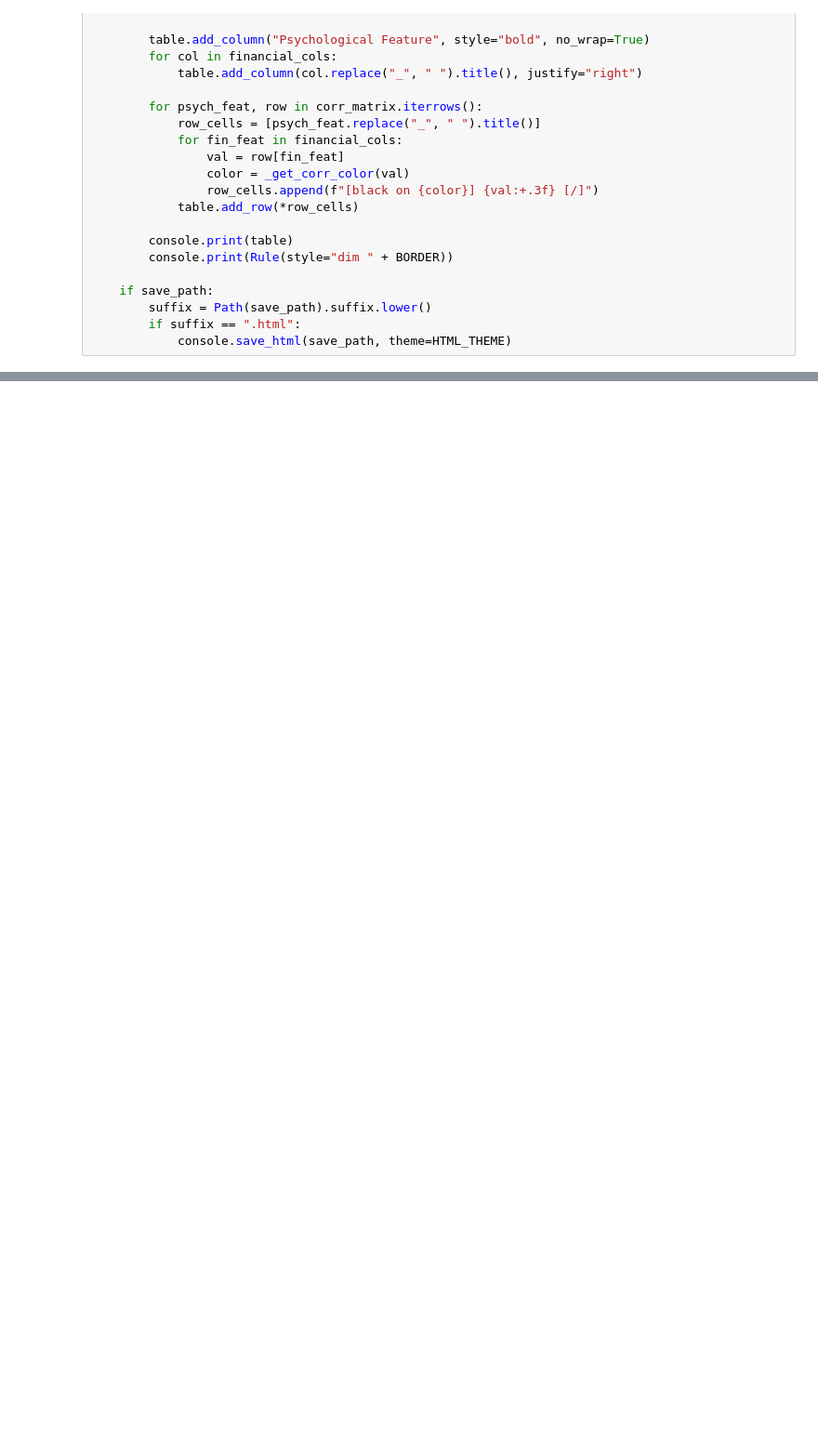
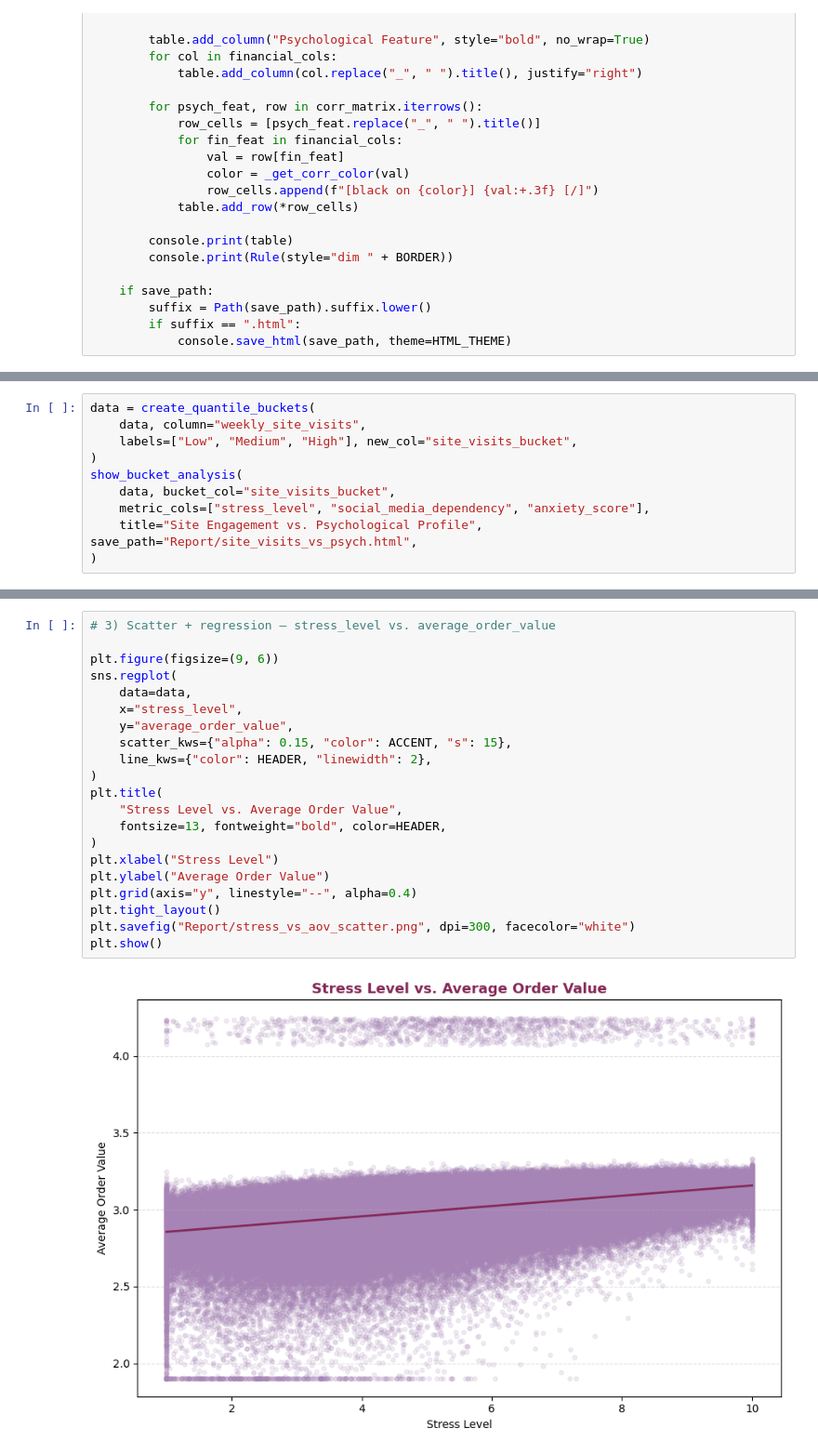
Before and after one commit to Sara-xv/Customer-Psychology-Sales, a Jupyter notebook: i.ipynb, the cells around one changed output, grey strips where cells are left out. Shown at 93% size. Drawn from its saved outputs; the diff is of its cells as text; blank space fills up the shorter version.

```diff
--- a/i.ipynb
+++ b/i.ipynb
@@ -973,0 +1359,10 @@ analyze_segmented_correlation(
+# %%
+data = create_quantile_buckets(
+    data, column="weekly_site_visits",
+    labels=["Low", "Medium", "High"], new_col="site_visits_bucket",
+)
+show_bucket_analysis(
+    data, bucket_col="site_visits_bucket",
+    metric_cols=["stress_level", "social_media_dependency", "anxiety_score"],
+    title="Site Engagement vs. Psychological Profile", save_path="Report/site_visits_vs_psych.html",
+)
@@ -973,0 +1493,23 @@ analyze_segmented_correlation(
+# %%
+# 3) Scatter + regression — stress_level vs. average_order_value
+
+plt.figure(figsize=(9, 6))
+sns.regplot(
+    data=data,
+    x="stress_level",
+    y="average_order_value",
+    scatter_kws={"alpha": 0.15, "color": ACCENT, "s": 15},
+    line_kws={"color": HEADER, "linewidth": 2},
+)
+plt.title(
+    "Stress Level vs. Average Order Value",
+    fontsize=13, fontweight="bold", color=HEADER,
+)
+plt.xlabel("Stress Level")
+plt.ylabel("Average Order Value")
+plt.grid(axis="y", linestyle="--", alpha=0.4)
+plt.tight_layout()
+plt.savefig("Report/stress_vs_aov_scatter.png", dpi=300, facecolor="white")
+plt.show()
+# %% [output]
+[figure, added]
```
Also changed, not shown: parts of 25 cells of this notebook, 11 other files.
